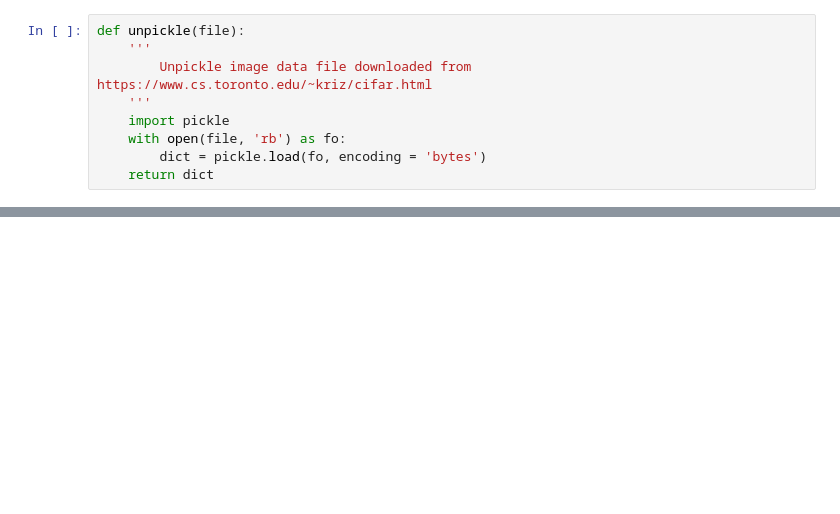
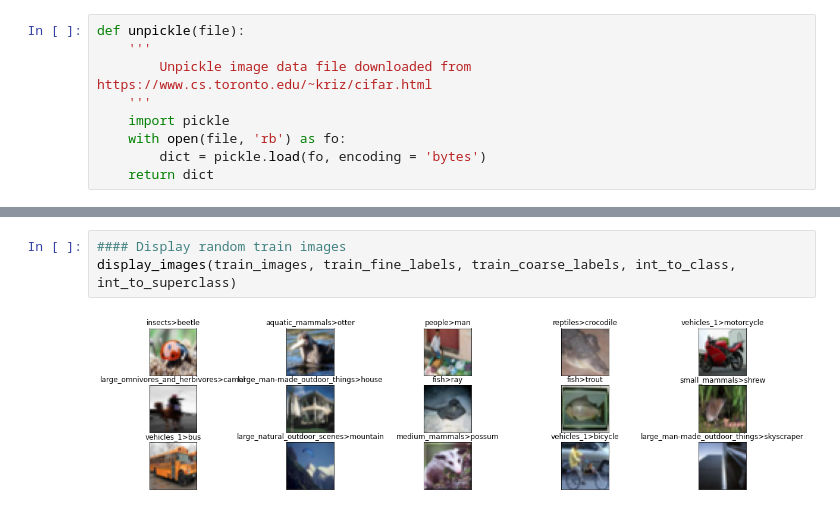
Before and after one commit to giaphattram/ResNet-CIFAR100-ImageClassification, a Jupyter notebook: CIFAR100 Data Exploration.ipynb, the cells around one changed output, grey strips where cells are left out. Drawn from its saved outputs; the diff is of its cells as text; blank space fills up the shorter version.

```diff
--- a/CIFAR100 Data Exploration.ipynb
+++ b/CIFAR100 Data Exploration.ipynb
@@ -62,0 +137,5 @@ unpickle('./cifar-100-python/meta')
+# %%
+#### Display random train images
+display_images(train_images, train_fine_labels, train_coarse_labels, int_to_class, int_to_superclass)
+# %% [output]
+[figure, added]
```
Also changed, not shown: parts of 22 cells of this notebook.
